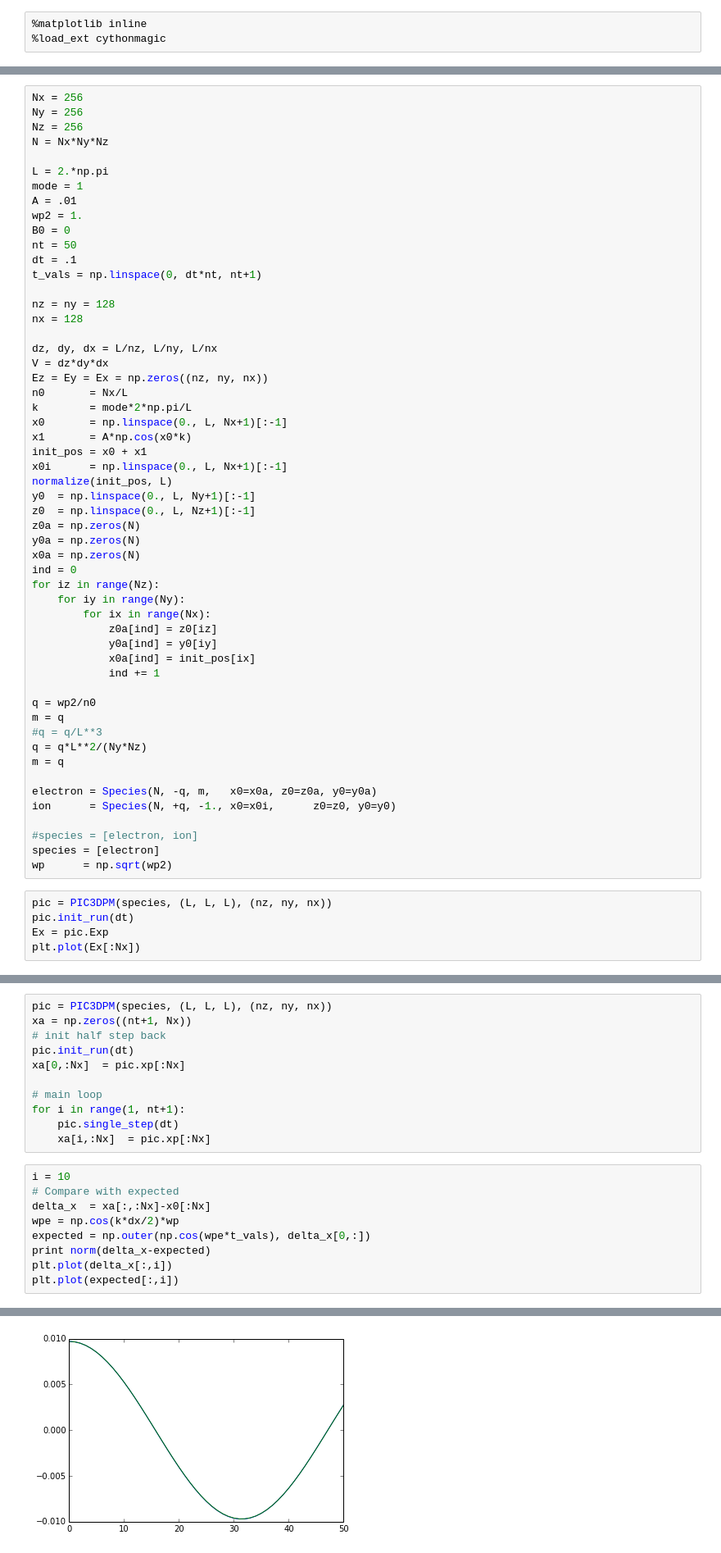
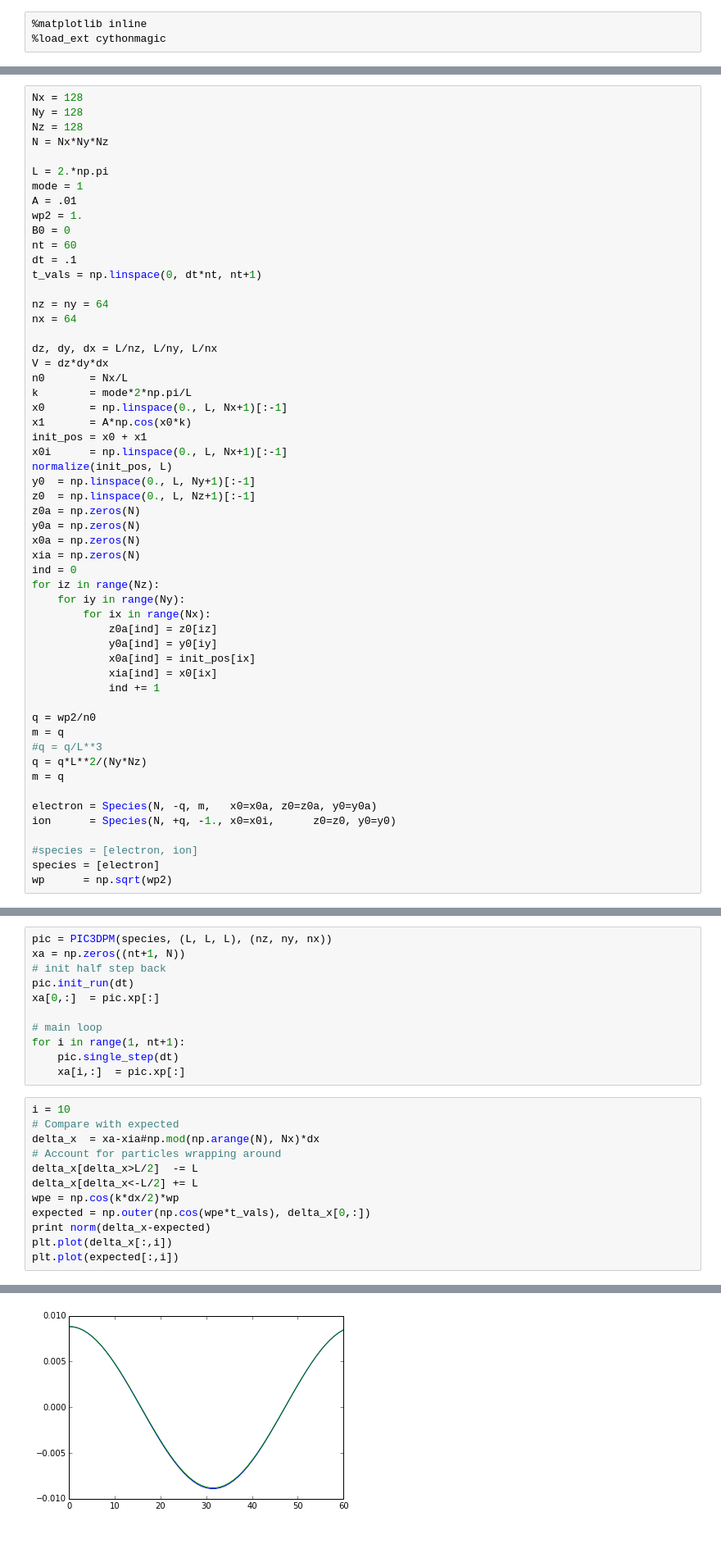
Before and after one commit to dreamer2368/py3d3v, a Jupyter notebook: py3d3v/fillvolume.ipynb, the cells around one changed output, grey strips where cells are left out. Shown at 82% size. Saved outputs shown, nothing was run; the diff lists cells and outputs as text.

```diff
--- a/py3d3v/fillvolume.ipynb
+++ b/py3d3v/fillvolume.ipynb
@@ -11,9 +11,9 @@ from interp import *
 from solvers import *
 norm = lambda x: np.max(np.abs(x))
 # %%
-Nx = 256
-Ny = 256
-Nz = 256
+Nx = 128
+Ny = 128
+Nz = 128
 N = Nx*Ny*Nz
 
 L = 2.*np.pi
@@ -21,16 +21,15 @@ mode = 1
 A = .01
 wp2 = 1.
 B0 = 0
-nt = 50
+nt = 60
 dt = .1
 t_vals = np.linspace(0, dt*nt, nt+1)
 
-nz = ny = 128
-nx = 128
+nz = ny = 64
+nx = 64
 
 dz, dy, dx = L/nz, L/ny, L/nx
 V = dz*dy*dx
-Ez = Ey = Ex = np.zeros((nz, ny, nx))
 n0       = Nx/L
 k        = mode*2*np.pi/L
 x0       = np.linspace(0., L, Nx+1)[:-1]
@@ -43,6 +42,7 @@ z0  = np.linspace(0., L, Nz+1)[:-1]
 z0a = np.zeros(N)
 y0a = np.zeros(N)
 x0a = np.zeros(N)
+xia = np.zeros(N)
 ind = 0
 for iz in range(Nz):
     for iy in range(Ny):
@@ -50,6 +50,7 @@ for iz in range(Nz):
             z0a[ind] = z0[iz]
             y0a[ind] = y0[iy]
             x0a[ind] = init_pos[ix]
+            xia[ind] = x0[ix]
             ind += 1
 
 q = wp2/n0
@@ -64,8 +65,3 @@ ion      = Species(N, +q, -1., x0=x0i,      z0=z0, y0=y0)
 #species = [electron, ion]
 species = [electron]
 wp      = np.sqrt(wp2)
-# %%
-pic = PIC3DPM(species, (L, L, L), (nz, ny, nx))
-pic.init_run(dt)
-Ex = pic.Exp
-plt.plot(Ex[:Nx])
@@ -75,18 +68,21 @@ plt.plot(Ex[:Nx])
 # %%
 pic = PIC3DPM(species, (L, L, L), (nz, ny, nx))
-xa = np.zeros((nt+1, Nx))
+xa = np.zeros((nt+1, N))
 # init half step back
 pic.init_run(dt)
-xa[0,:Nx]  = pic.xp[:Nx]
+xa[0,:]  = pic.xp[:]
 
 # main loop
 for i in range(1, nt+1):
     pic.single_step(dt)
-    xa[i,:Nx]  = pic.xp[:Nx]
+    xa[i,:]  = pic.xp[:]
 # %%
 i = 10
 # Compare with expected
-delta_x  = xa[:,:Nx]-x0[:Nx]
+delta_x  = xa-xia#np.mod(np.arange(N), Nx)*dx
+# Account for particles wrapping around
+delta_x[delta_x>L/2]  -= L
+delta_x[delta_x<-L/2] += L
 wpe = np.cos(k*dx/2)*wp
 expected = np.outer(np.cos(wpe*t_vals), delta_x[0,:])
 print norm(delta_x-expected)
@@ -97,2 +93,2 @@ plt.plot(expected[:,i])
 [<matplotlib.lines.Line2D at 0x...>]
-[figure, old version]
+[figure, new version]
```
Also changed, not shown: parts of 4 cells of this notebook.
